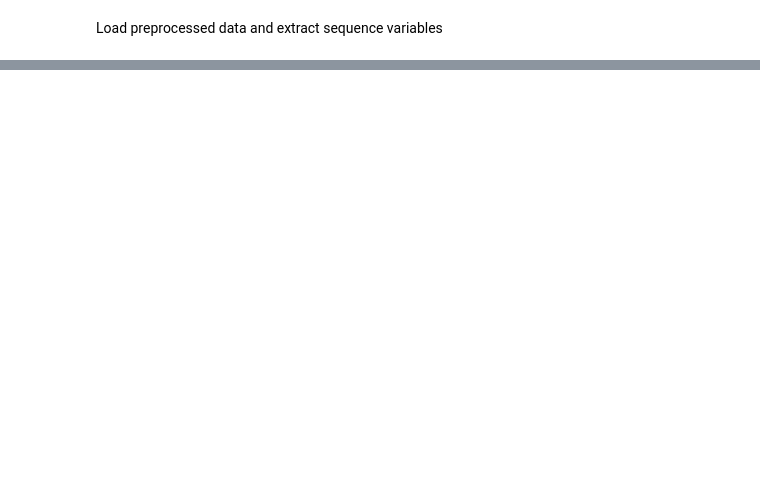
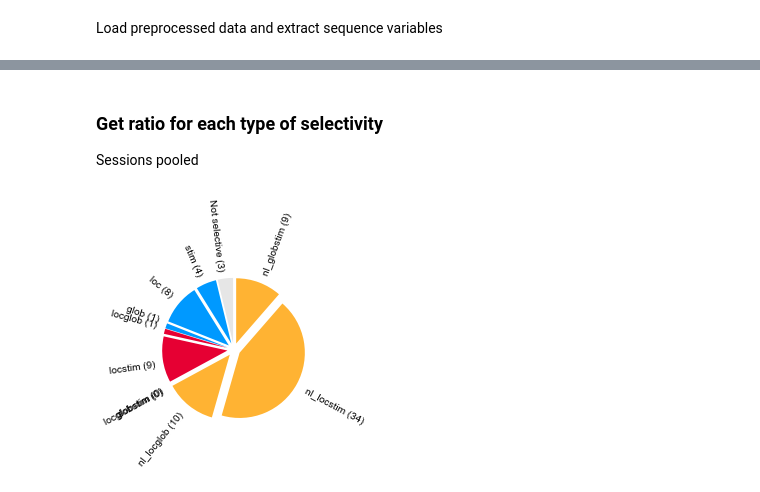
Before and after one commit to mebellet/PFCSequenceModels, a Jupyter notebook: Figure 2.ipynb, the cells around one changed output, grey strips where cells are left out. Saved outputs shown, nothing was run; the diff lists cells and outputs as text; code cells hidden in the pictures; blank space fills up the shorter version.

Commit message:
Update figure 2

```diff
--- a/Figure 2.ipynb
+++ b/Figure 2.ipynb
@@ -47,10 +25,10 @@ Load preprocessed data and extract sequence variables
 # parameters
 animal_id = 'A11' # A11, H07
 exp = 'classical' # 'wang or classical
-out_path = '/Volumes/Bellet/Local_Global/processedData/%s/'%animal_id # path to the data
+out_path = '/Volumes/Bellet/PhD/Local_Global/processedData/%s/'%animal_id # path to the data
 
 # load preprocessed data
-df = pd.read_pickle(os.path.join(out_path,'%s_stims_spikes_dataframe.pkl'%(animal_id)))
+df = pd.read_pickle(os.path.join(out_path,'%s_stims_spikes_dataframe_SU_classical.pkl'%(animal_id)))
 # %%
 # extract basic variables
 dates = np.unique(df.date)
@@ -421,0 +158,12 @@ plt.show()
+# %%
+IncludeNeuron = []
+for sess in range(nsess):
+    IncludeNeuron.append(np.zeros(len(Channel[sess])))
+
+IncludeNeuron[0] = np.ones(len(Channel[0]))
+for sess in range(nsess-1):
+    for i,ch in enumerate(Channel[sess+1]):
+        if ch not in Channel[sess]:
+            IncludeNeuron[sess+1][i] = 1
+        #else:
+         #   IncludeNeuron[sess+1][i] = 1
@@ -421,0 +871,50 @@ plt.show()
+# %% [markdown]
+### Get ratio for each type of selectivity
+Sessions pooled
+# %%
+
+fig,ax = plt.subplots(1,1,figsize=(5,3))
+(0,0.6,1),(.9,0,.2),(1,0.7,.2)
+# order: no selectivity, stimulus, local, global, local:global, stimulus:local, stimulus:global
+cols = [(0.9,0.9,0.9),(0,0.6,1),(0,0.6,1),(0,0.6,1),
+        (.9,0,.2),(.9,0,.2),(.9,0,.2),
+        (1,0.7,.2),(1,0.7,.2),(1,0.7,.2),(1,0.7,.2)]
+
+
+# selective for stimulus only
+stim = np.where(((Pcorr_flat[0,:,0]<alpha) & (Pcorr_flat[0,:,1]>alpha) & (Pcorr_flat[0,:,2]>alpha) & (Pcorr_flat[0,:,3]>alpha) &(Pcorr_flat[0,:,4]>alpha) & (Pcorr_flat[0,:,5]>alpha)))[0]
+# selective for local only
+loc = np.where(((Pcorr_flat[0,:,0]>alpha) & (Pcorr_flat[0,:,1]<alpha) & (Pcorr_flat[0,:,2]>alpha) & (Pcorr_flat[0,:,3]>alpha) &(Pcorr_flat[0,:,4]>alpha) & (Pcorr_flat[0,:,5]>alpha)))[0]
+# selective for global only
+glob = np.where(((Pcorr_flat[0,:,0]>alpha) & (Pcorr_flat[0,:,1]>alpha) & (Pcorr_flat[0,:,2]<alpha) & (Pcorr_flat[0,:,3]>alpha) &(Pcorr_flat[0,:,4]>alpha) & (Pcorr_flat[0,:,5]>alpha)))[0]
+# LMS: local+ global
+locglob = np.where(( (Pcorr_flat[0,:,0]>alpha) & (Pcorr_flat[0,:,1]<alpha) & (Pcorr_flat[0,:,2]<alpha) & (Pcorr_flat[0,:,3]>alpha) &(Pcorr_flat[0,:,4]>alpha) & (Pcorr_flat[0,:,5]>alpha)))[0]
+# LMS local + stimulus
+locstim = np.where(( (Pcorr_flat[0,:,0]<alpha) & (Pcorr_flat[0,:,1]<alpha) & (Pcorr_flat[0,:,2]>alpha) & (Pcorr_flat[0,:,3]>alpha) &(Pcorr_flat[0,:,4]>alpha) & (Pcorr_flat[0,:,5]>alpha)))[0]
+# LMS global + stimulus
+globstim = np.where(( (Pcorr_flat[0,:,0]<alpha) & (Pcorr_flat[0,:,1]>alpha) & (Pcorr_flat[0,:,2]<alpha) & (Pcorr_flat[0,:,3]>alpha) &(Pcorr_flat[0,:,4]>alpha) & (Pcorr_flat[0,:,5]>alpha)))[0]
+# LMS local + global + stimulus
+locglobstim = np.where(( (Pcorr_flat[0,:,0]<alpha) & (Pcorr_flat[0,:,1]<alpha) & (Pcorr_flat[0,:,2]<alpha) & (Pcorr_flat[0,:,3]>alpha) &(Pcorr_flat[0,:,4]>alpha) & (Pcorr_flat[0,:,5]>alpha)))[0]
+# NMS: local + global
+nl_locglob = np.where(( (Pcorr_flat[0,:,3]<alpha) ))[0]
+# NMS local + stimulus
+nl_locstim = np.where(( (Pcorr_flat[0,:,4]<alpha) ))[0]
+# NMS global + stimulus
+nl_globstim = np.where(((Pcorr_flat[0,:,5]<alpha)))[0]
+
+
+# plot
+all_selec = len(stim)+len(loc)+len(glob)+len(locglob)+len(nl_locglob)
+not_selective = np.sum(np.sum(Pcorr_flat<0.05,-1)==0)
+y = np.array([not_selective, len(stim), len(loc), len(glob), len(locglob), len(locstim), len(globstim),len(locglobstim),len(nl_locglob), len(nl_locstim), len(nl_globstim)])
+labels = ["Not selective","stim", "loc", "glob", "locglob","locstim","globstim","locglobstim","nl_locglob","nl_locstim","nl_globstim"]
+
+for l in range(len(labels)):
+    labels[l] = labels[l]+' (%s)'%y[l]
+
+ax.pie(y, labels = labels, startangle = 90, colors=cols, explode=[0.1,0.1,0.1,0.1,.1,.1,.1,.1,.1,.1,.1],rotatelabels=270)
+#plt.savefig(os.path.join(out_path,'plots','Selectivity_PieChart_detailed_%s.pdf'%(animal_id)),bbox_inches='tight')
+
+plt.show()
+# %% [output]
+[figure, added]
```
Also changed, not shown: parts of 53 cells of this notebook, 1 other file.
